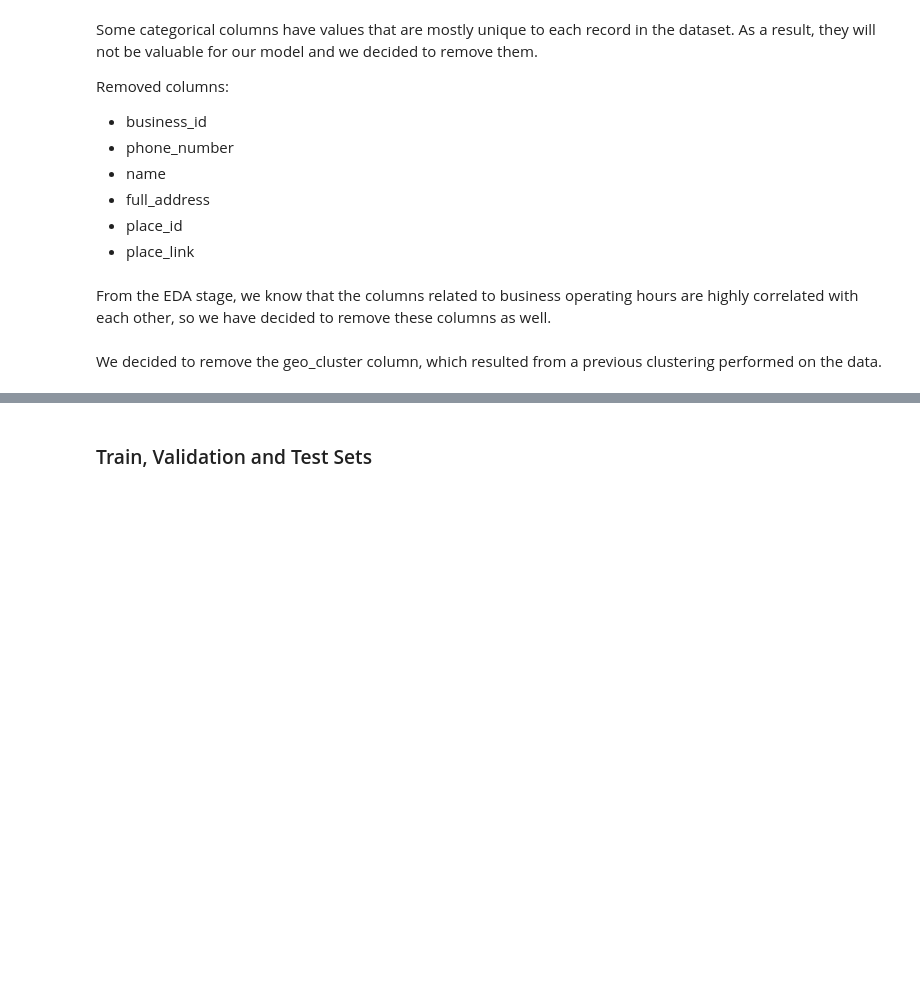
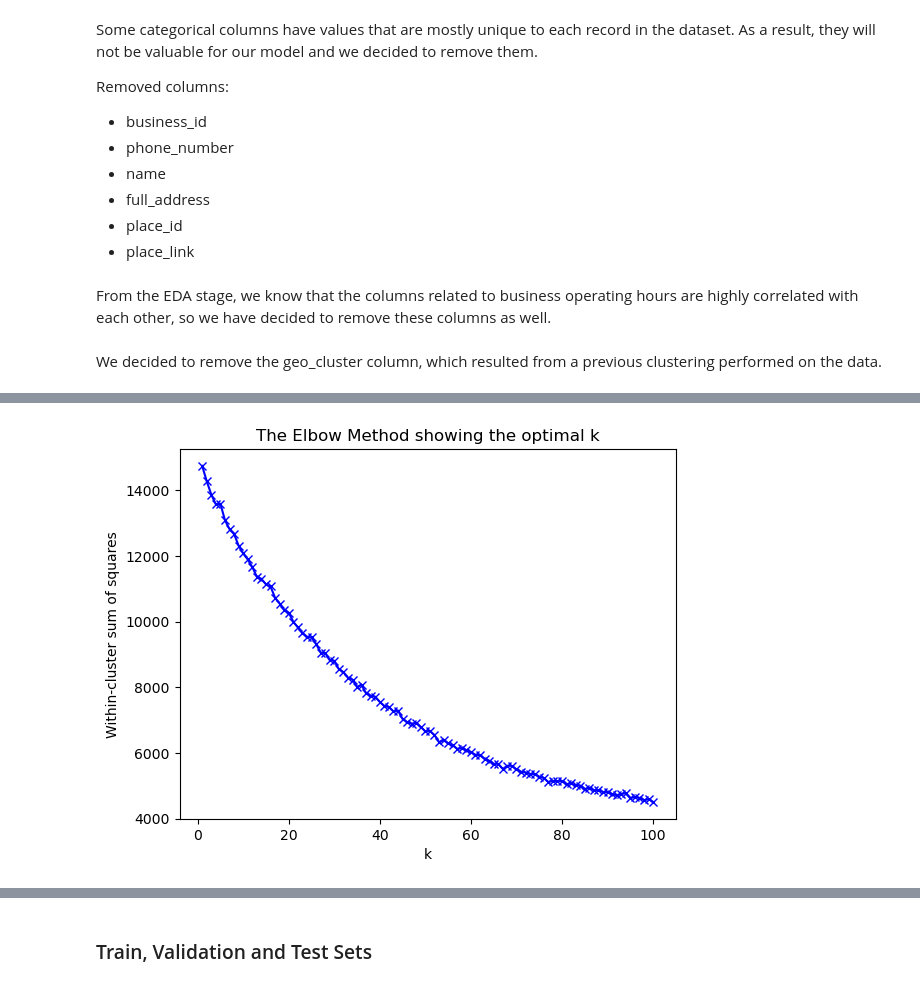
Before and after one commit to kwiatkowskaa/Location_Intelligence_Data_Clustering, a Jupyter notebook: FeatureEngineering.ipynb, the cells around one changed output, grey strips where cells are left out. Drawn from its saved outputs; the diff is of its cells as text; code cells hidden in the pictures; blank space fills up the shorter version.

```diff
--- a/FeatureEngineering.ipynb
+++ b/FeatureEngineering.ipynb
@@ -191,0 +276,10 @@ df.head()
+# %%
+def preprocess_text(text):
+    # remove special chars and numbers
+    text = re.sub("[^A-Za-z]+", " ", text)
+    # return text in lower case and stripped of whitespaces
+    text = text.lower().strip()
+    return text
+# %%
+df['cleaned_types'] = df['types'].apply(lambda x: preprocess_text(x))
+df['cleaned_types']
@@ -191,0 +299,29 @@ df.head()
+# %%
+from sklearn.datasets import fetch_20newsgroups
+from sklearn.feature_extraction.text import TfidfVectorizer
+from sklearn.cluster import KMeans
+from sklearn.decomposition import PCA
+
+# initialize the vectorizer
+vectorizer = TfidfVectorizer(sublinear_tf=True, min_df=5, max_df=0.95)
+# fit_transform applies TF-IDF to clean texts - we save the array of vectors in X
+X = vectorizer.fit_transform(df['cleaned_types'])
+# %%
+def count_wcss_scores(X, k_max):
+    scores = []
+    for k in range(1, k_max+1):
+        kmeans = KMeans(n_clusters=k, random_state=0)
+        kmeans.fit(X)
+        wcss = kmeans.score(X) * -1
+        scores.append(wcss)
+    return scores
+# %%
+wcss_vec = count_wcss_scores(X, 100)
+x_ticks = list(range(1, len(wcss_vec) + 1))
+plt.plot(x_ticks, wcss_vec, 'bx-')
+plt.xlabel('k')
+plt.ylabel('Within-cluster sum of squares')
+plt.title('The Elbow Method showing the optimal k')
+plt.show()
+# %% [output]
+[figure, added]
```
Also changed, not shown: parts of 32 cells of this notebook.
